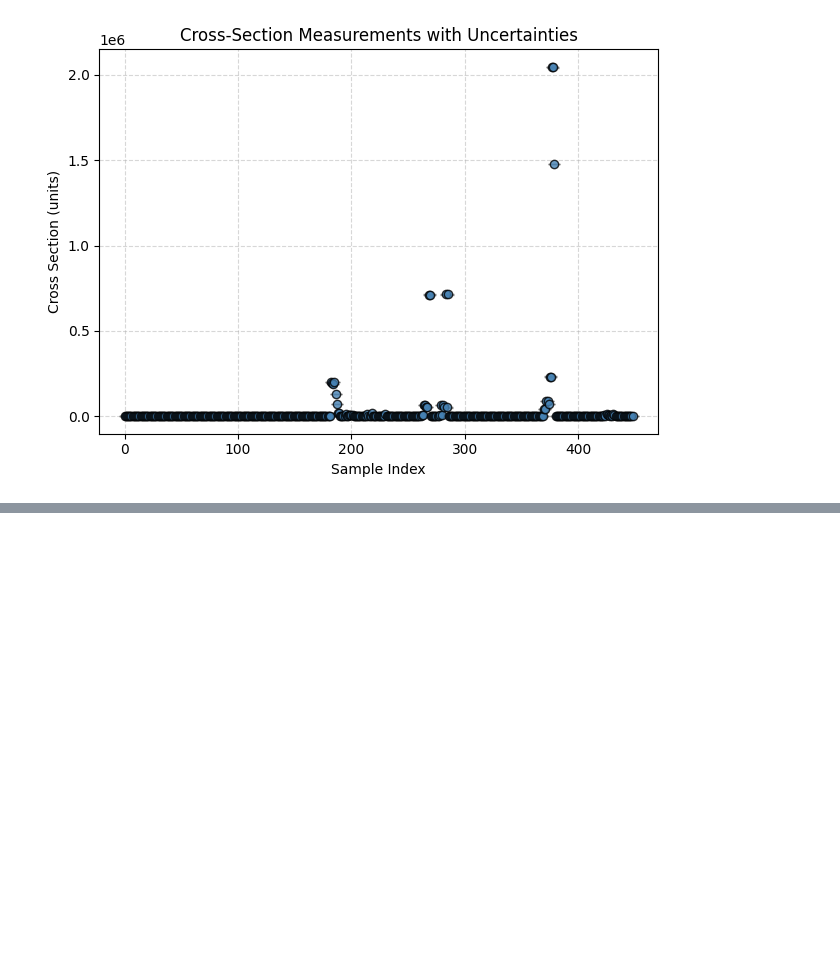
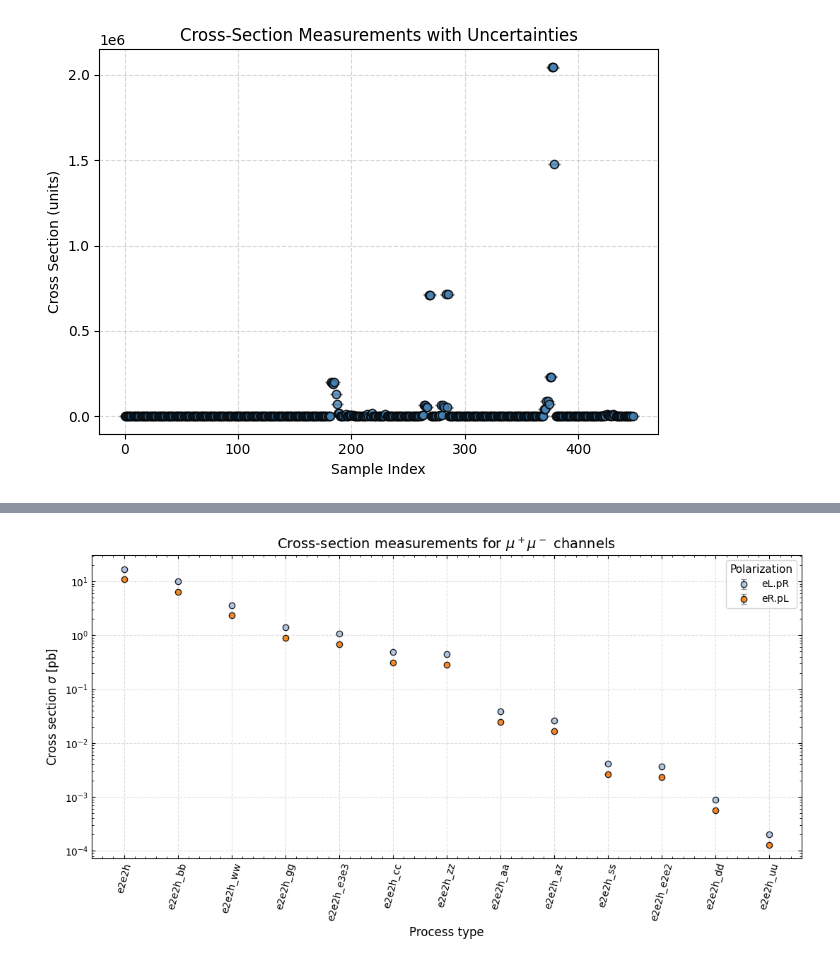
Before and after one commit to mazeeqe/tomaz-example, a Jupyter notebook: data/mc_tree/luminosity.ipynb, the cells around one changed output, grey strips where cells are left out. Saved outputs shown, nothing was run; the diff lists cells and outputs as text; code cells hidden in the pictures; blank space fills up the shorter version.

```diff
--- a/data/mc_tree/luminosity.ipynb
+++ b/data/mc_tree/luminosity.ipynb
@@ -372,3 +353,19 @@ plt.savefig('cross_section_errorbars.png', dpi=300)   # optional output file
 plt.show()
 # %% [output]
 [figure]
+# %%
+# Define patterns that correspond to muon final states:
+# Here we assume 'e2e2h' refers to muon pair events from the Z in ZH.
+muon_patterns = ["e2e2h", "e2e2h", "mu", "muon", "mumu"]
+
+# Filter
+muon_mask = df['process_type'].str.contains("e2e2h", case=False, na=False) \
+             | df['pol'].str.contains("e2e2h", case=False, na=False)
+
+muon_events = df[muon_mask].sort_values("xsect_pb", ascending=False)
+muon_events.reset_index(inplace=True)
+
+print(f"Found {len(muon_events)} muon-producing events")
+
+# Optional: save to a separate file
+muon_events.to_csv("muon_producing_events.csv", index=False)
@@ -374,0 +383,51 @@ plt.show()
+# %%
+# Ensure process_type is categorical
+muon_events["process_type"] = muon_events["process_type"].astype(str)
+
+# Slightly smaller width
+plt.figure(figsize=(11, 6))
+
+# Loop over polarizations
+for pol, subdf in muon_events.groupby("pol"):
+    plt.errorbar(
+        subdf["process_type"],
+        subdf["xsect_pb"],
+        yerr=subdf["xsect_error_pb"],
+        fmt='o',
+        label=pol,
+        color=color_map[pol],
+        ecolor='gray',
+        capsize=3,
+        markersize=6,
+        markeredgecolor='k',
+        alpha=0.85
+    )
+
+# -------------------------------------------------
+# Styling
+# -------------------------------------------------
+plt.yscale("log")
+
+plt.title(r"Cross-section measurements for $\mu^+\mu^-$ channels", fontsize=14)
+plt.xlabel(r"Process type", fontsize=12)
+plt.ylabel(r"Cross section $\sigma$ [pb]", fontsize=12)
+
+plt.xticks(rotation=75)
+plt.grid(True, linestyle='--', alpha=0.4)
+
+# Legend INSIDE the plot
+plt.legend(
+    title=r"Polarization",
+    frameon=True,
+    fontsize=10,
+    title_fontsize=11,
+    loc="upper right"   # inside
+)
+
+plt.minorticks_on()
+plt.tick_params(which='both', direction='in', top=True, right=True)
+plt.tight_layout()
+plt.savefig("cross_section_errorbars.png", dpi=300)
+plt.show()
+# %% [output]
+[figure, added]
```
Also changed, not shown: parts of 10 cells of this notebook, 53 other files.
